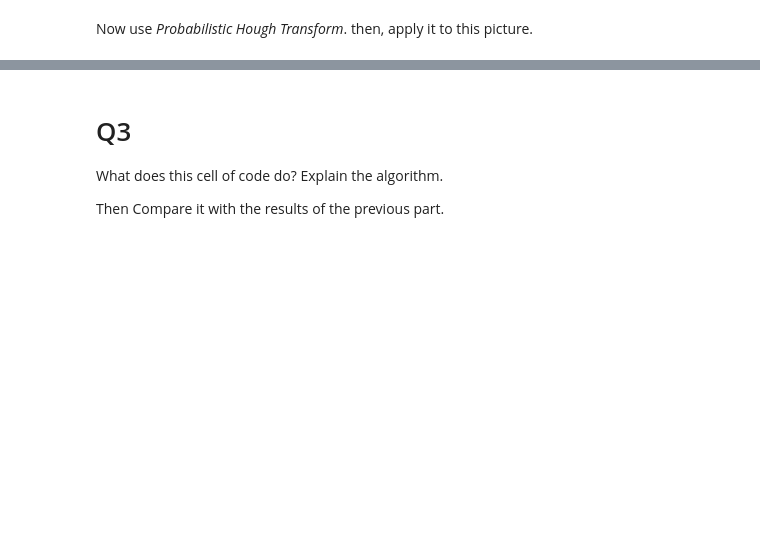
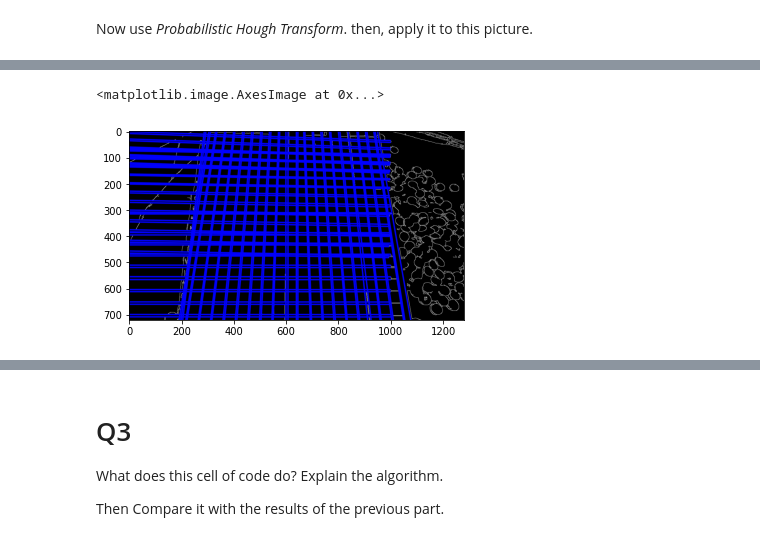
Before and after one commit to parsaeisa/computer_vision, a Jupyter notebook: HW6/HW[6].ipynb, the cells around one changed output, grey strips where cells are left out. Cells and saved outputs as stored; diff of their text form; code cells hidden in the pictures; blank space fills up the shorter version.

```diff
--- a/HW6/HW[6].ipynb
+++ b/HW6/HW[6].ipynb
@@ -27,0 +79,6 @@ Now use *Probabilistic Hough Transform*. then, apply it to this picture.
+# %%
+best_lines = get_lines(edges , 1 , np.pi / 180)
+plt.imshow(best_lines)
+# %% [output]
+<matplotlib.image.AxesImage at 0x...>
+[figure, added]
```
Also changed, not shown: parts of 18 cells of this notebook.
